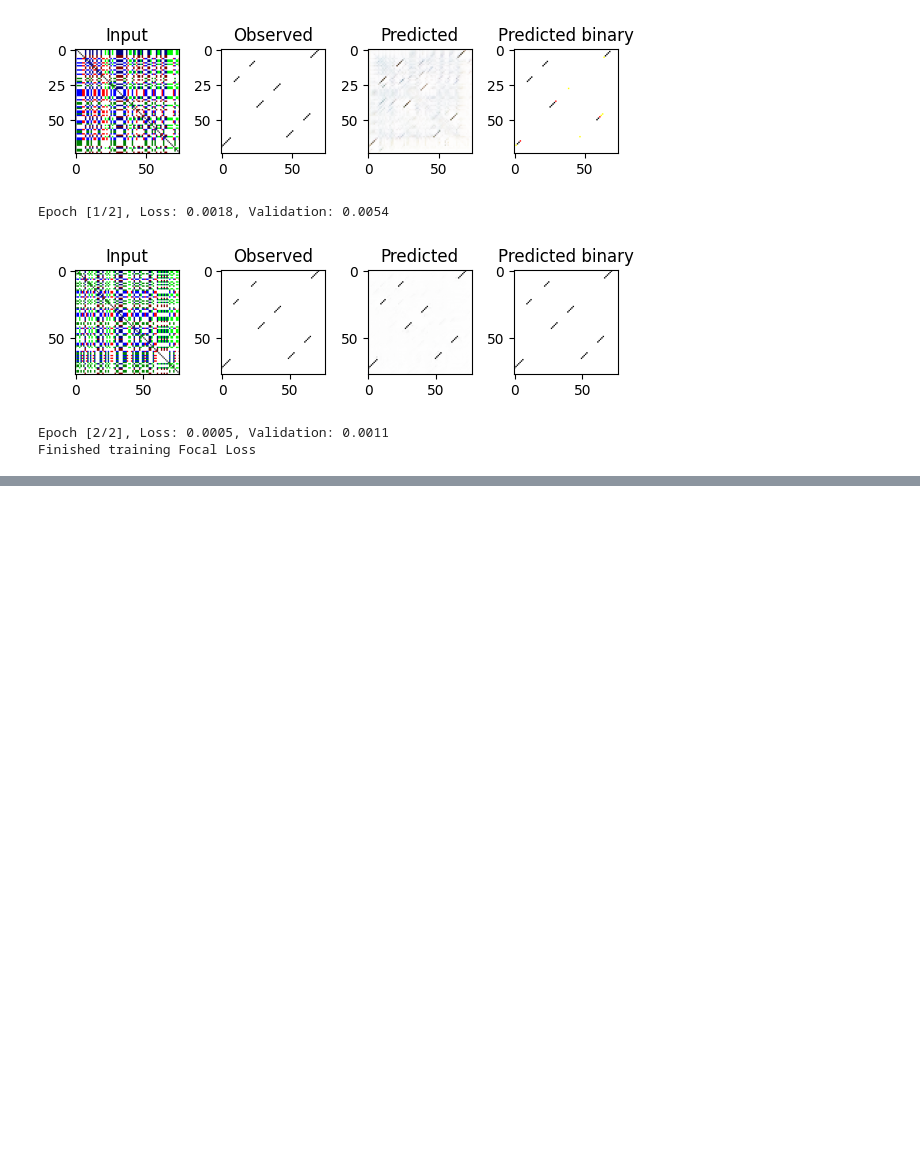
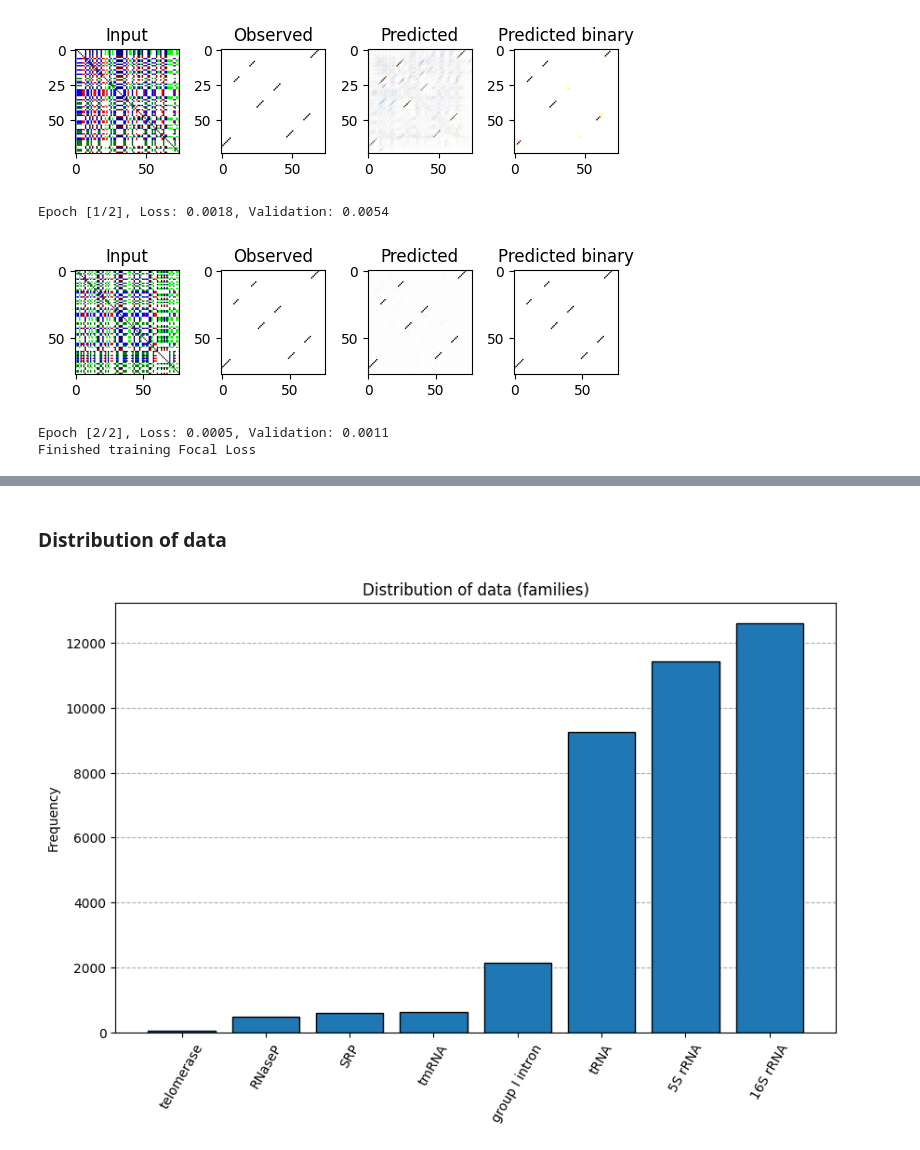
Before and after one commit to MEskerod/project_deeplearning_2023, a Jupyter notebook: deeplearning_project.ipynb, the cells around one changed output, grey strips where cells are left out. Drawn from its saved outputs; the diff is of its cells as text; code cells hidden in the pictures; blank space fills up the shorter version.

```diff
--- a/deeplearning_project.ipynb
+++ b/deeplearning_project.ipynb
@@ -897 +942,36 @@ plot_loss_curves(training_losses, validation_losses)
+# %% [markdown]
+### Distribution of data
+# %%
+def plot_families(ct_file, output_file = None):
+  RNA_families = {}
+
+  with open(ct_file, 'r') as file:
+    for line in file:
+      family = " ".join(line.split(os.sep)[4].split('_')[:-1])
+      if family not in RNA_families:
+        RNA_families[family] = 1
+      else:
+        RNA_families[family] += 1
+
+  RNA_families = sorted(RNA_families.items(), key=lambda x:x[1])
+  values = [f[1] for f in RNA_families]
+  families = [f[0] for f in RNA_families]
+
+  fig, ax = plt.subplots(figsize=(10,6))
+  ax.bar(range(len(RNA_families)), values, tick_label = families, edgecolor = 'black')
+  ax.grid(axis = 'y', linestyle = '--')
+  ax.set_axisbelow(True)
+  ax.tick_params(axis = 'x', labelrotation = 60)
+  ax.set_ylabel("Frequency")
+  ax.set_title('Distribution of data (families)')
+
+  if output_file:
+    plt.savefig(output_file)
+
+  plt.show()
+
+
+plot_families("ct_files.txt", output_file = '/content/drive/MyDrive/family_distribution.png');
+# %% [output]
+[figure, added]
 # %%
```
Also changed, not shown: parts of 15 cells of this notebook.
